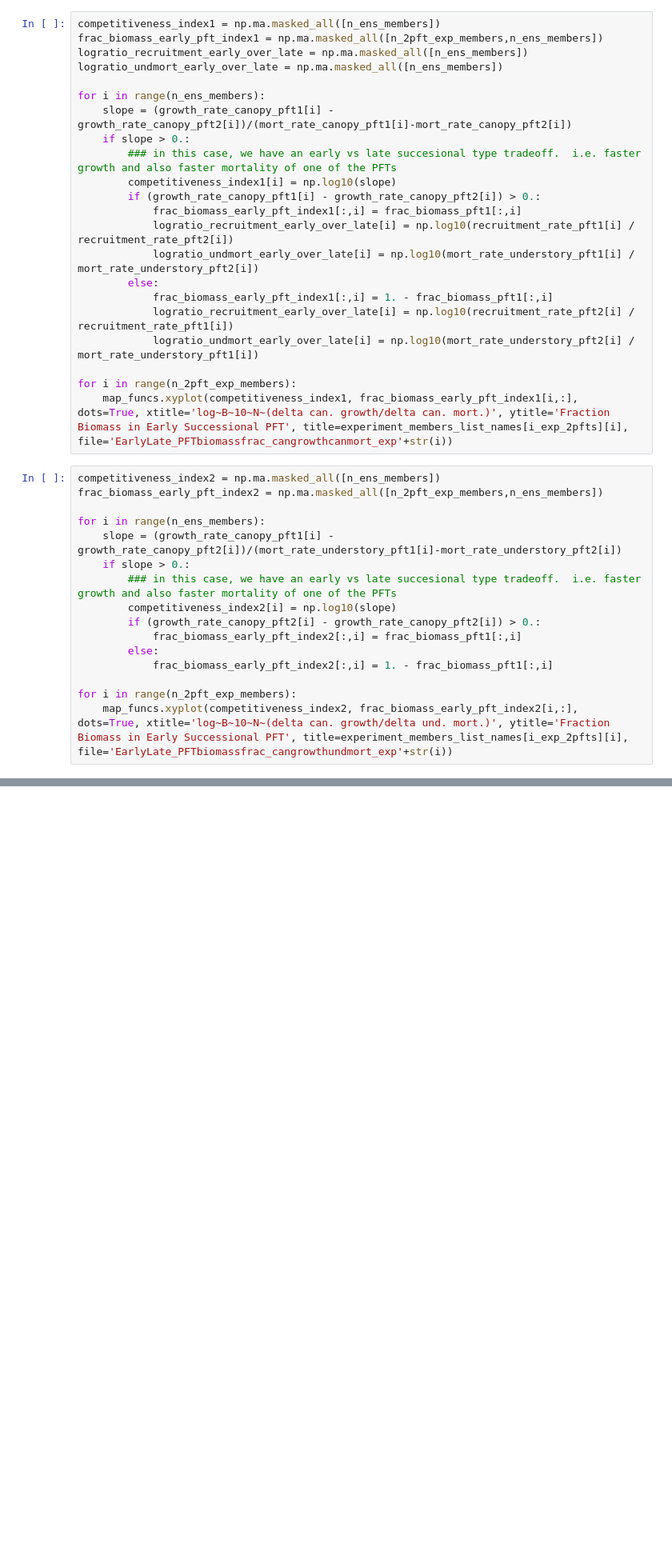
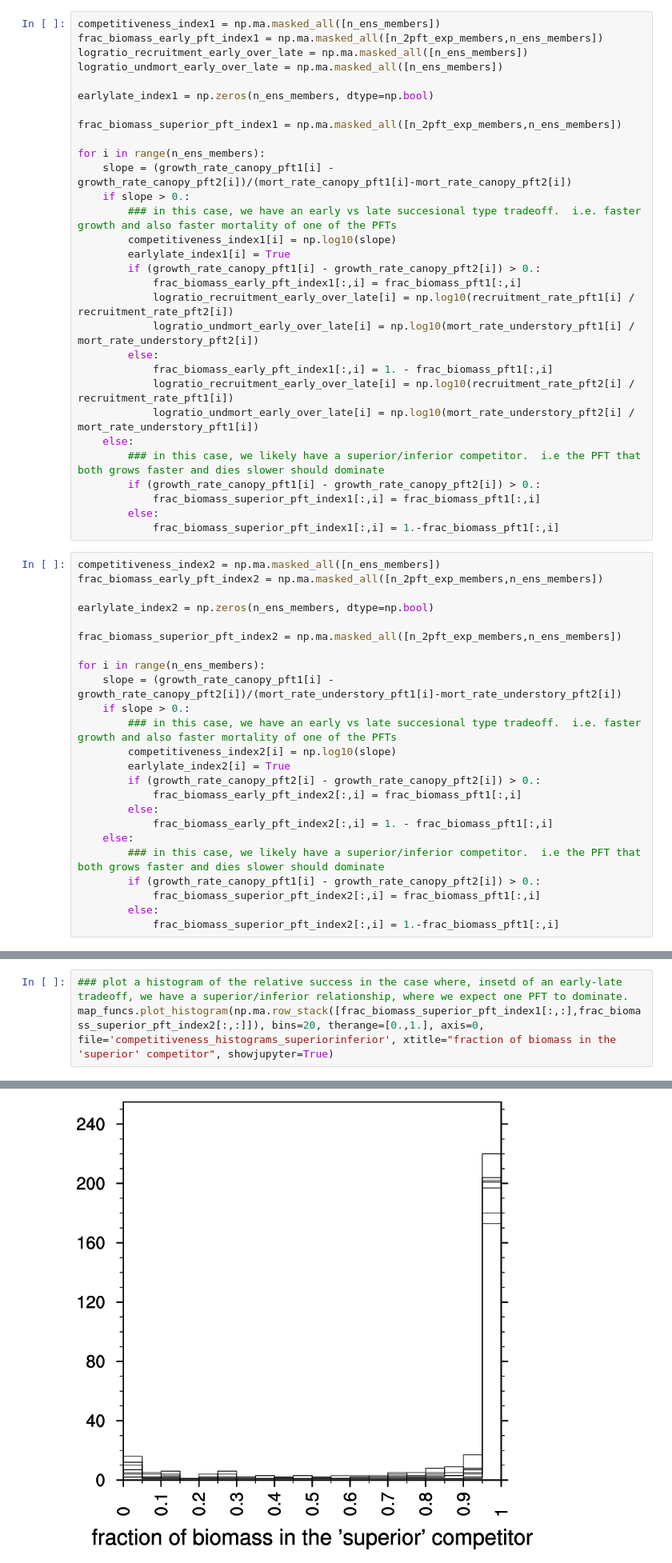
Before and after one commit to NGEET/testbeds, a Jupyter notebook: BCI_testbed/fates_output_analysis_npfts_expt.ipynb, the cells around one changed output, grey strips where cells are left out. Shown at 80% size. Drawn from its saved outputs; the diff is of its cells as text; blank space fills up the shorter version.

```diff
--- a/BCI_testbed/fates_output_analysis_npfts_expt.ipynb
+++ b/BCI_testbed/fates_output_analysis_npfts_expt.ipynb
@@ -333,11 +370,16 @@ frac_biomass_early_pft_index1 = np.ma.masked_all([n_2pft_exp_members,n_ens_membe
 logratio_recruitment_early_over_late = np.ma.masked_all([n_ens_members])
 logratio_undmort_early_over_late = np.ma.masked_all([n_ens_members])
 
+earlylate_index1 = np.zeros(n_ens_members, dtype=np.bool)
+
+frac_biomass_superior_pft_index1 = np.ma.masked_all([n_2pft_exp_members,n_ens_members])
+
 for i in range(n_ens_members):
     slope = (growth_rate_canopy_pft1[i] - growth_rate_canopy_pft2[i])/(mort_rate_canopy_pft1[i]-mort_rate_canopy_pft2[i])
     if slope > 0.:
         ### in this case, we have an early vs late succesional type tradeoff.  i.e. faster growth and also faster mortality of one of the PFTs
         competitiveness_index1[i] = np.log10(slope)
+        earlylate_index1[i] = True
         if (growth_rate_canopy_pft1[i] - growth_rate_canopy_pft2[i]) > 0.:
             frac_biomass_early_pft_index1[:,i] = frac_biomass_pft1[:,i]
             logratio_recruitment_early_over_late[i] = np.log10(recruitment_rate_pft1[i] / recruitment_rate_pft2[i])
@@ -346,23 +388,34 @@ for i in range(n_ens_members):
             frac_biomass_early_pft_index1[:,i] = 1. - frac_biomass_pft1[:,i]
             logratio_recruitment_early_over_late[i] = np.log10(recruitment_rate_pft2[i] / recruitment_rate_pft1[i])
             logratio_undmort_early_over_late[i] = np.log10(mort_rate_understory_pft2[i] / mort_rate_understory_pft1[i])
-
-for i in range(n_2pft_exp_members):
-    map_funcs.xyplot(competitiveness_index1, frac_biomass_early_pft_index1[i,:], dots=True, xtitle='log~B~10~N~(delta can. growth/delta can. mort.)', ytitle='Fraction Biomass in Early Successional PFT', title=experiment_members_list_names[i_exp_2pfts][i], file='EarlyLate_PFTbiomassfrac_cangrowthcanmort_exp'+str(i))
+    else:
+        ### in this case, we likely have a superior/inferior competitor.  i.e the PFT that both grows faster and dies slower should dominate
+        if (growth_rate_canopy_pft1[i] - growth_rate_canopy_pft2[i]) > 0.:
+            frac_biomass_superior_pft_index1[:,i] = frac_biomass_pft1[:,i]
+        else:
+            frac_biomass_superior_pft_index1[:,i] = 1.-frac_biomass_pft1[:,i]
 # %%
 competitiveness_index2 = np.ma.masked_all([n_ens_members])
 frac_biomass_early_pft_index2 = np.ma.masked_all([n_2pft_exp_members,n_ens_members])
+
+earlylate_index2 = np.zeros(n_ens_members, dtype=np.bool)
+
+frac_biomass_superior_pft_index2 = np.ma.masked_all([n_2pft_exp_members,n_ens_members])
 
 for i in range(n_ens_members):
     slope = (growth_rate_canopy_pft1[i] - growth_rate_canopy_pft2[i])/(mort_rate_understory_pft1[i]-mort_rate_understory_pft2[i])
     if slope > 0.:
         ### in this case, we have an early vs late succesional type tradeoff.  i.e. faster growth and also faster mortality of one of the PFTs
         competitiveness_index2[i] = np.log10(slope)
+        earlylate_index2[i] = True
         if (growth_rate_canopy_pft2[i] - growth_rate_canopy_pft2[i]) > 0.:
             frac_biomass_early_pft_index2[:,i] = frac_biomass_pft1[:,i]
         else:
             frac_biomass_early_pft_index2[:,i] = 1. - frac_biomass_pft1[:,i]
-
-for i in range(n_2pft_exp_members):
-    map_funcs.xyplot(competitiveness_index2, frac_biomass_early_pft_index2[i,:], dots=True, xtitle='log~B~10~N~(delta can. growth/delta und. mort.)', ytitle='Fraction Biomass in Early Successional PFT', title=experiment_members_list_names[i_exp_2pfts][i], file='EarlyLate_PFTbiomassfrac_cangrowthundmort_exp'+str(i))
+    else:
+        ### in this case, we likely have a superior/inferior competitor.  i.e the PFT that both grows faster and dies slower should dominate
+        if (growth_rate_canopy_pft1[i] - growth_rate_canopy_pft2[i]) > 0.:
+            frac_biomass_superior_pft_index2[:,i] = frac_biomass_pft1[:,i]
+        else:
+            frac_biomass_superior_pft_index2[:,i] = 1.-frac_biomass_pft1[:,i]
 # %%
@@ -375,0 +484,4 @@ for i in range(n_2pft_exp_members):
+# %%
+### plot a histogram of the relative success in the case where, insetd of an early-late tradeoff, we have a superior/inferior relationship, where we expect one PFT to dominate.
+map_funcs.plot_histogram(np.ma.row_stack([frac_biomass_superior_pft_index1[:,:],frac_biomass_superior_pft_index2[:,:]]), bins=20, therange=[0.,1.], axis=0, file='competitiveness_histograms_superiorinferior', xtitle="fraction of biomass in the 'superior' competitor", showjupyter=True)
+# %% [output]
@@ -375,0 +489 @@ for i in range(n_2pft_exp_members):
+[figure, added]
```
Also changed, not shown: parts of 15 cells of this notebook.
